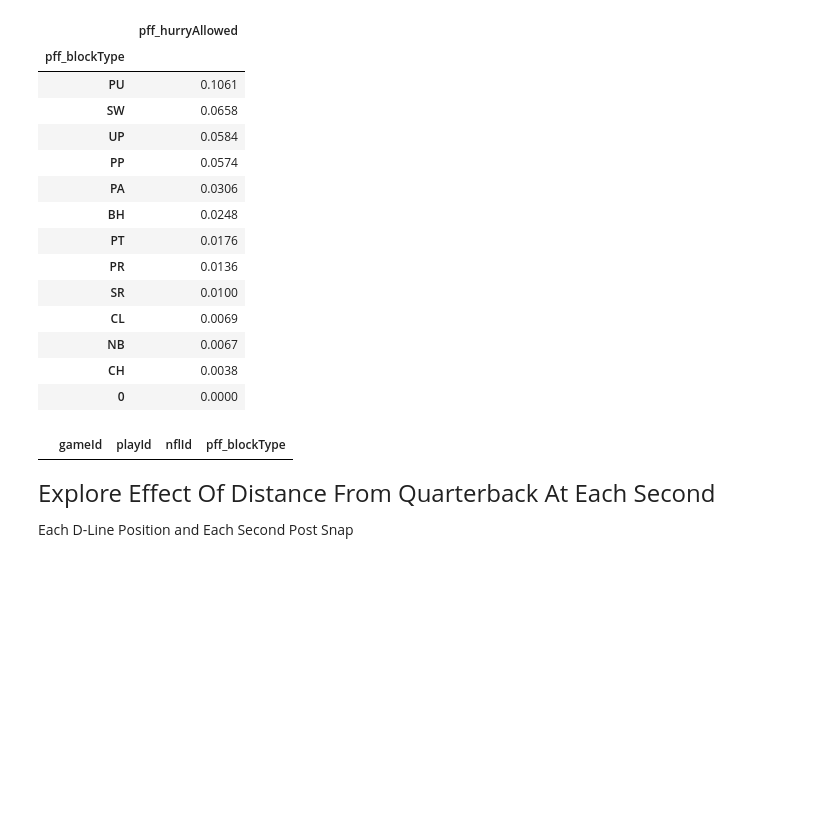
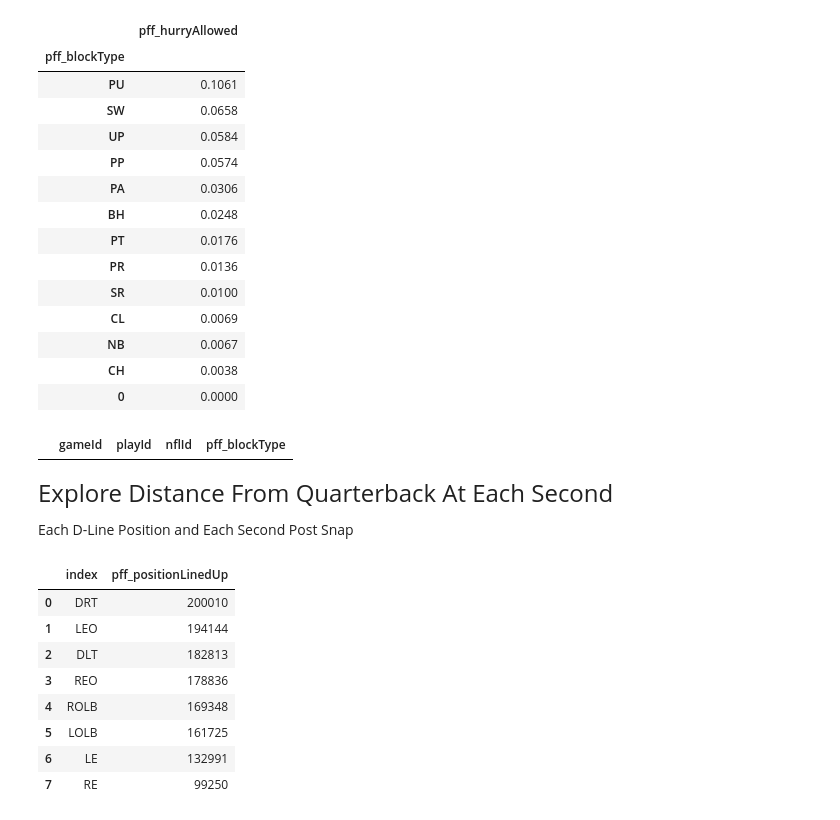
Before and after one commit to peterlmajors/FSAS_BigDataBowl_2023, a Jupyter notebook: Exploratory_Analysis.ipynb, the cells around one changed output. Drawn from its saved outputs; the diff is of its cells as text; code cells hidden in the pictures; blank space fills up the shorter version.

```diff
--- a/Exploratory_Analysis.ipynb
+++ b/Exploratory_Analysis.ipynb
@@ -356,6 +386,29 @@ Name: pff_hurry, dtype: int64
 # %% [output]
 |  | gameId | playId | nflId | pff_blockType |
 # %% [markdown]
-<font size="5"> Explore Effect Of Distance From Quarterback At Each Second </font>
+<font size="5"> Explore  Distance From Quarterback At Each Second </font>
 
 Each D-Line Position and Each Second Post Snap
+# %%
+#Create Role-Specific Data Frames
+ptrack_prush = ptrack[ptrack.pff_role == "Pass Rush"]
+ptrack_pblock = ptrack[ptrack.pff_role == "Pass Block"]
+
+#Descriptive Stats On Frames In Plays
+pd.DataFrame(ptrack.groupby(['gameId', 'playId'])['frameId'].max()).mean()
+
+#Available Roles On The Field
+ptrack.pff_role.value_counts()
+
+#Top 8 Most Popular Pass Rush Positions
+ptrack_prush.pff_positionLinedUp.value_counts().reset_index().head(8)
+# %% [output]
+|  | index | pff_positionLinedUp |
+| 0 | DRT | 200010 |
+| 1 | LEO | 194144 |
+| 2 | DLT | 182813 |
+| 3 | REO | 178836 |
+| 4 | ROLB | 169348 |
+| 5 | LOLB | 161725 |
+| 6 | LE | 132991 |
+| 7 | RE | 99250 |
```
Also changed, not shown: parts of 21 cells of this notebook, 2 other files.
